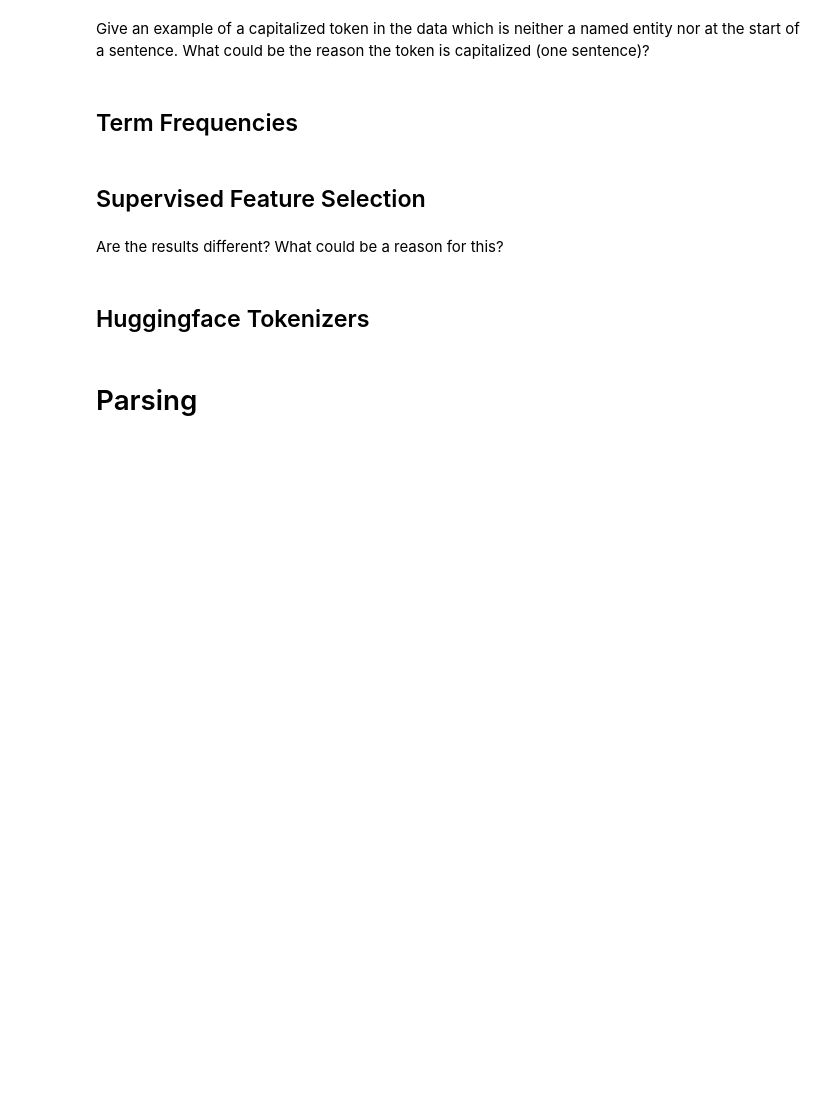
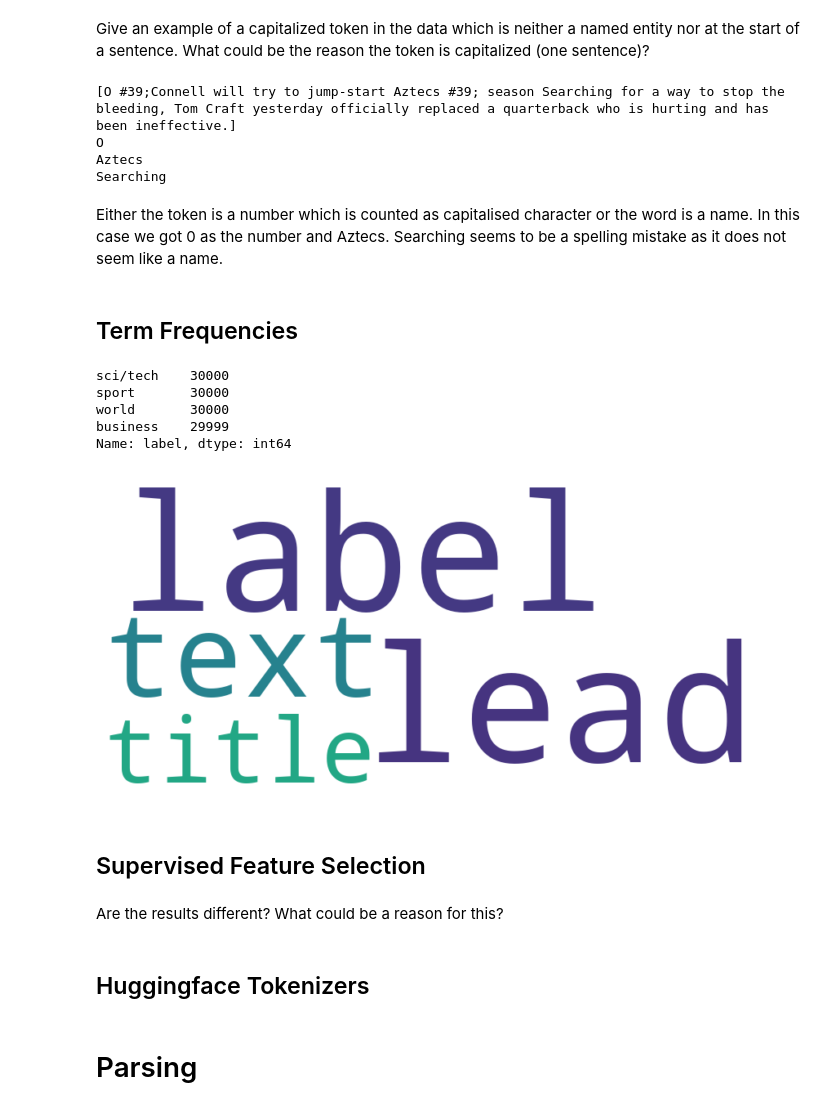
Before and after one commit to mkiefferus/NLP_LSS, a Jupyter notebook: homework/task2/homework_02.ipynb, the cells around one changed output. Cells and saved outputs as stored; diff of their text form; code cells hidden in the pictures; blank space fills up the shorter version.

```diff
--- a/homework/task2/homework_02.ipynb
+++ b/homework/task2/homework_02.ipynb
@@ -123,20 +240,67 @@ Let's compute the ratio of named entities starting with a capital letter, e.g. i
 # %% [markdown]
 Give an example of a capitalized token in the data which is neither a named entity nor at the start of a sentence. What could be the reason the token is capitalized (one sentence)?
+# %%
+print(dfs.iloc[0]['sentences'])
+
+for sentence in dfs.iloc[0]['sentences']:
+
+    for token in sentence:
+
+        if i > 0 and token.text[0].isupper() and not token.ent_type_:
+            print(token)
+# %% [output]
+[O #39;Connell will try to jump-start Aztecs #39; season Searching for a way to stop the bleeding, Tom Craft yesterday officially replaced a quarterback who is hurting and has been ineffective.]
+O
+Aztecs
+Searching
+# %% [markdown]
+Either the token is a number which is counted as capitalised character or the word is a name. In this case we got 0 as the number and Aztecs. Searching seems to be a spelling mistake as it does not seem like a name.
 # %% [markdown]
 ## Term Frequencies
+# %%
+print(df['label'].value_counts())
+# %% [output]
+sci/tech    30000
+sport       30000
+world       30000
+business    29999
+Name: label, dtype: int64
 # %%
 from sklearn.feature_extraction.text import TfidfVectorizer
 tfidf = TfidfVectorizer(min_df=0.01,
                         max_df=0.9,
                         max_features=1000,
                         stop_words='english',
                         use_idf=True, # the new piece
                         ngram_range=(1,2))
 
 from wordcloud import WordCloud
 import matplotlib.pyplot as plt
 
 ##TODO using the whole sample, produce a world cloud with bigrams for label == business using tfidf frequencies
+
+df_bus = df.loc[df['label'] == 'business']
+
+
+tfidf.fit(df_bus)
+
+
+feature_names = tfidf.get_feature_names()
+tfidf_scores = tfidf.idf_
+
+# Create a dictionary with the feature names and their corresponding TF-IDF scores
+wordcloud_dict = dict(zip(feature_names, tfidf_scores))
+
+# Create a word cloud
+wordcloud = WordCloud(background_color="white", width=800, height=400).generate_from_frequencies(wordcloud_dict)
+
+# Plot the word cloud
+plt.figure(figsize=(12, 6))
+plt.imshow(wordcloud, interpolation='bilinear')
+plt.axis("off")
+plt.show()
+# %% [output]
+[figure, added]
 # %% [markdown]
 ## Supervised Feature Selection
 # %%
```
Also changed, not shown: parts of 8 cells of this notebook.
